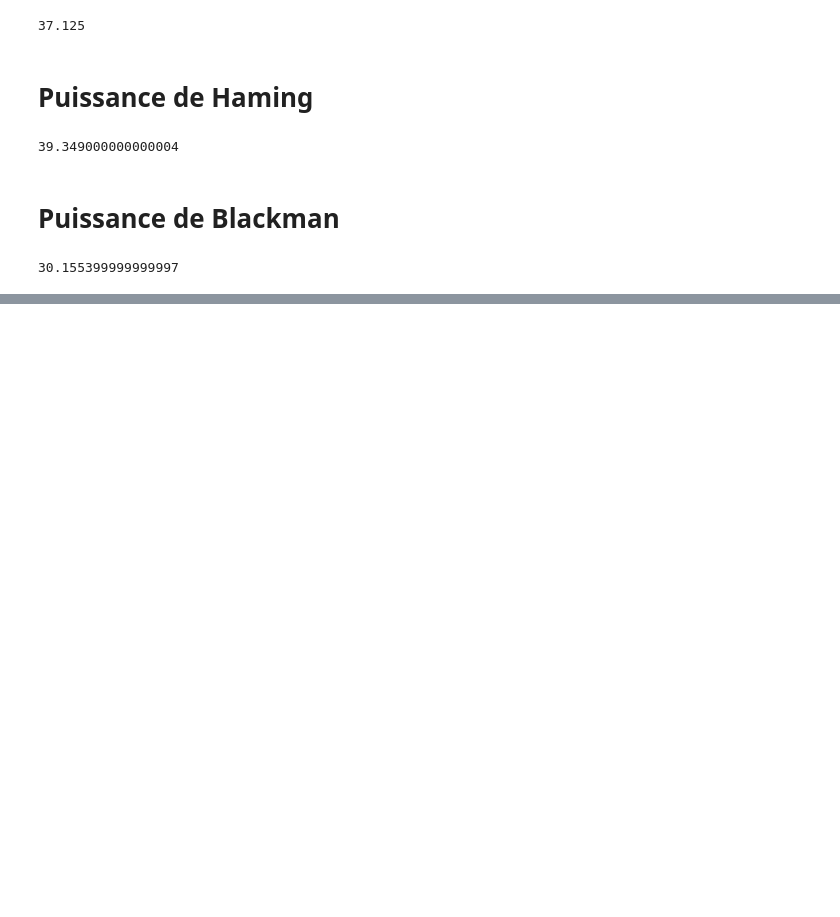
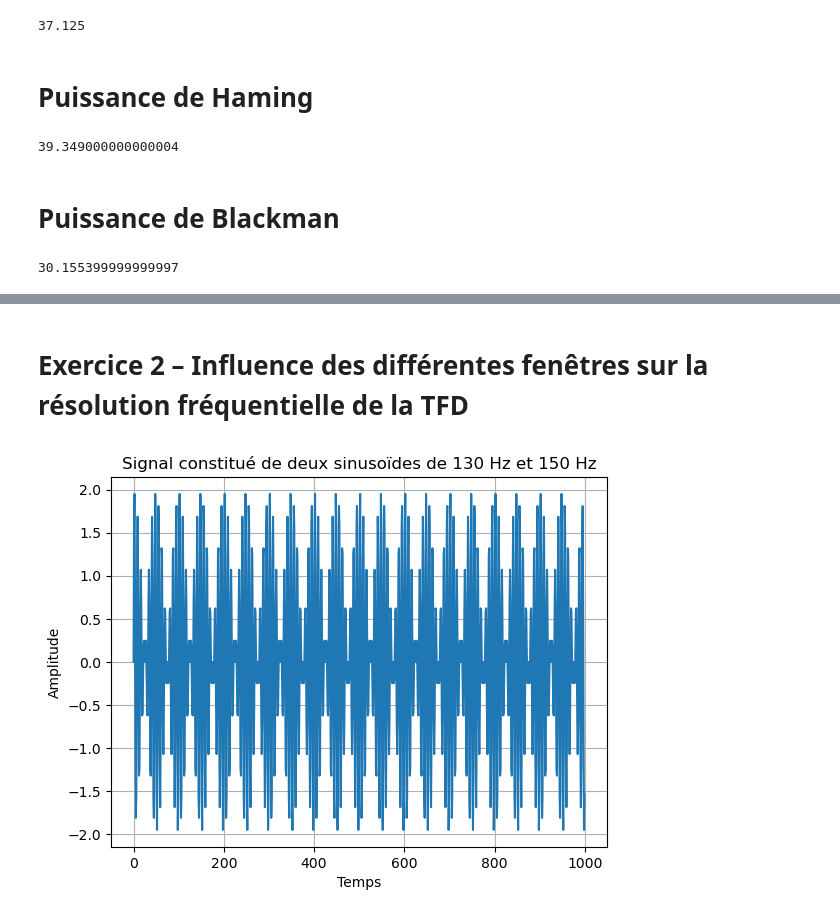
Before and after one commit to Souniz/TPSD_S6, a Jupyter notebook: TAS/TP2.ipynb, the cells around one changed output, grey strips where cells are left out. Saved outputs shown, nothing was run; the diff lists cells and outputs as text; code cells hidden in the pictures; blank space fills up the shorter version.

Commit message:
Tp2v2 Signal

```diff
--- a/TAS/TP2.ipynb
+++ b/TAS/TP2.ipynb
@@ -121,0 +135,16 @@ largeur_lob_blackman=0.06
+# %% [markdown]
+# Exercice 2 – Influence des différentes fenêtres sur la résolution fréquentielle de la TFD
+# %%
+f1=130
+f2=150
+amplitude=1
+fe=1000
+temps=np.arange(fe)/fe
+signal=amplitude*np.sin(2*np.pi*f1*temps)+np.sin(2*np.pi*f2*temps)
+plt.plot(signal)
+plt.title('Signal constitué de deux sinusoïdes de 130 Hz et 150 Hz')
+plt.xlabel('Temps')
+plt.ylabel('Amplitude')
+plt.grid(True)
+# %% [output]
+[figure, added]
```
Also changed, not shown: parts of 19 cells of this notebook, 9 other files.
